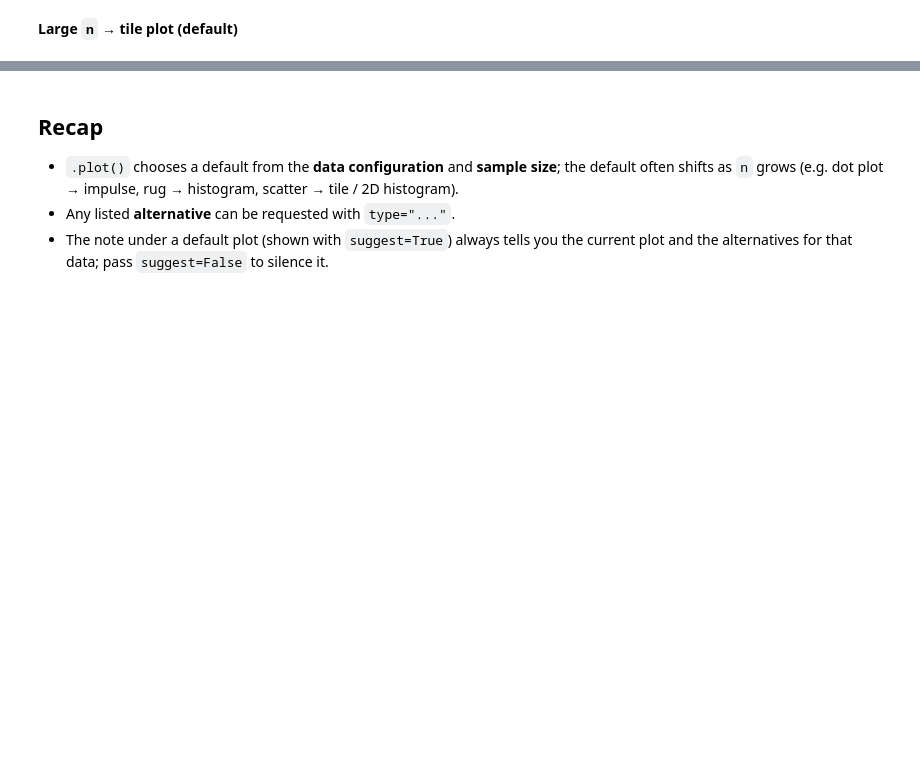
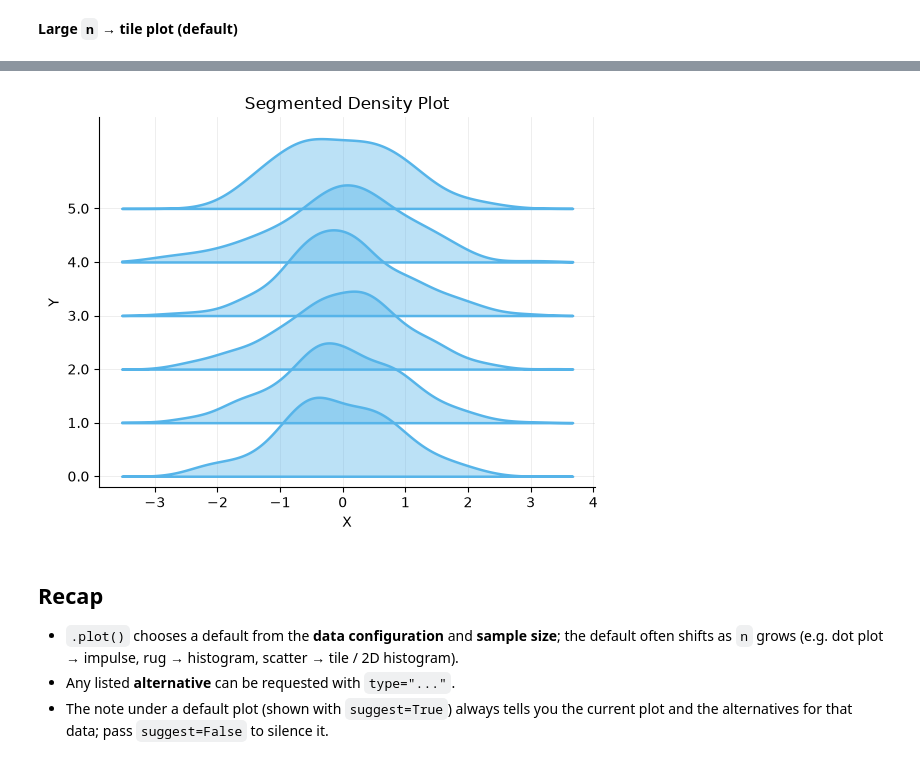
Before and after one commit to calpoly-symbulate/symbulate, a Jupyter notebook: team/demo_plot_lookup_showcase.ipynb, the cells around one changed output, grey strips where cells are left out. Cells and saved outputs as stored; diff of their text form; code cells hidden in the pictures; blank space fills up the shorter version.

Commit message:
addedd ridgeline/segmented density and updated the demo with it

```diff
--- a/team/demo_plot_lookup_showcase.ipynb
+++ b/team/demo_plot_lookup_showcase.ipynb
@@ -208,3 +208,11 @@ RV(Binomial(5, 0.4) * Normal(0, 1)).sim(2000).plot(type="violin")
+# %%
+# Discrete variable second (on y) -> the classic ridgeline look:
+# horizontal density ridges stacked vertically. With the discrete
+# variable on x, the ridges stand vertically instead, mirroring the
+# segmented rug.
+RV(Normal(0, 1) * Binomial(5, 0.4)).sim(2000).plot(type="segmented_density")
+# %% [output]
+[figure, added]
 # %% [markdown]
 ## Recap
 
```
Also changed, not shown: parts of 22 cells of this notebook, 4 other files.
